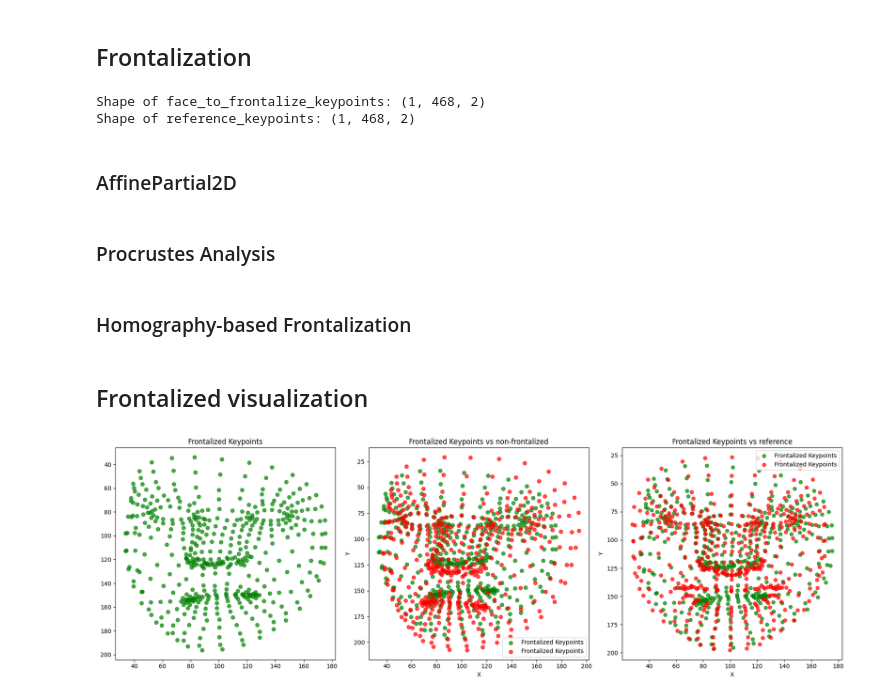
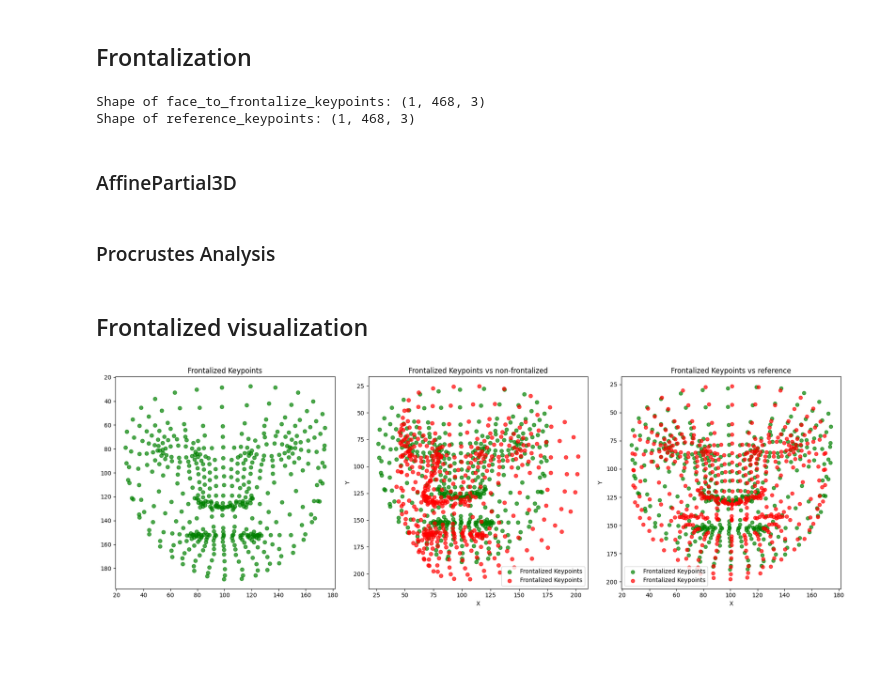
Before and after one commit to Newtoneiro/automatic-lie-detection, a Jupyter notebook: notebooks/sandboxes/face_frontalization/face_frontalization.ipynb, the cells around one changed output. Drawn from its saved outputs; the diff is of its cells as text; code cells hidden in the pictures; blank space fills up the shorter version.

Commit message:
frontalization using procrustes analysis

```diff
--- a/notebooks/sandboxes/face_frontalization/face_frontalization.ipynb
+++ b/notebooks/sandboxes/face_frontalization/face_frontalization.ipynb
@@ -112,15 +184,15 @@ plt.show()
 # %% [markdown]
 ## Frontalization
 # %%
-face_to_frontalize_keypoints = key_points.xy
-reference_keypoints = np.load('key_points_xy.npy')
+face_to_frontalize_keypoints = np.array(image_to_frontalize_xyz)
+reference_keypoints = np.load('key_points_xyz.npy')
 
 print("Shape of face_to_frontalize_keypoints:", face_to_frontalize_keypoints.shape)
 print("Shape of reference_keypoints:", reference_keypoints.shape)
 # %% [output]
-Shape of face_to_frontalize_keypoints: (1, 468, 2)
-Shape of reference_keypoints: (1, 468, 2)
+Shape of face_to_frontalize_keypoints: (1, 468, 3)
+Shape of reference_keypoints: (1, 468, 3)
 # %% [markdown]
-### AffinePartial2D
+### AffinePartial3D
 # %%
 # Estimate the affine transformation
@@ -132,7 +204,7 @@ frontalized_keypoints = cv2.transform(np.array([face_to_frontalize_keypoints[0]]
 def procrustes_analysis(X, Y):
     """
     Perform Procrustes analysis to align X to Y.
-    X and Y are expected to have shape (N, 2) where N is the number of keypoints.
+    X and Y are expected to have shape (N, 3) where N is the number of keypoints.
     """
     # Subtract the centroid (mean) of the points
     X_mean = np.mean(X, axis=0)
@@ -161,27 +233,12 @@ def procrustes_analysis(X, Y):
     return X_aligned
 
 frontalized_keypoints = procrustes_analysis(face_to_frontalize_keypoints[0], reference_keypoints[0])
-# %% [markdown]
-### Homography-based Frontalization
-# %%
-def homography_frontalization(src_points, dst_points):
-    # Calculate the homography matrix
-    homography_matrix, _ = cv2.findHomography(src_points, dst_points)
-
-    # Apply the homography transformation to the source points
-    src_points_homogeneous = np.concatenate([src_points, np.ones((src_points.shape[0], 1))], axis=1)
-    dst_points_homogeneous = np.dot(homography_matrix, src_points_homogeneous.T).T
-
-    # Convert homogeneous coordinates back to 2D
-    dst_points_homogeneous /= dst_points_homogeneous[:, 2][:, np.newaxis]
-
-    frontalized_points = dst_points_homogeneous[:, :2]  # Extract x, y coordinates
-
-    return frontalized_points
-
-frontalized_keypoints = homography_frontalization(face_to_frontalize_keypoints[0], reference_keypoints[0])
 # %% [markdown]
 ## Frontalized visualization
+# %%
+frontalized_keypoints = get_scaled_xy_from_xyz(frontalized_keypoints, resolution_wh)
+face_to_frontalize_keypoints = get_scaled_xy_from_xyz(face_to_frontalize_keypoints[0], resolution_wh)
+reference_keypoints = get_scaled_xy_from_xyz(reference_keypoints[0], resolution_wh)
 # %%
 # Create a figure with 1 row and 3 columns for subplots
 plt.figure(figsize=(18, 6))  # Adjust the figure size for better spacing
@@ -196,33 +253,33 @@ plt.gca().invert_yaxis()  # Invert Y-axis to match image coordinates
 
 # Frontalized vs non-frontalized
 plt.subplot(1, 3, 2)
 plt.scatter(frontalized_keypoints[:, 0], frontalized_keypoints[:, 1],
             color='green', label='Frontalized Keypoints', alpha=0.7, s=40)
 
-plt.scatter(face_to_frontalize_keypoints[0][:, 0], face_to_frontalize_keypoints[0][:, 1],
+plt.scatter(face_to_frontalize_keypoints[:, 0], face_to_frontalize_keypoints[:, 1],
             color='red', label='Frontalized Keypoints', alpha=0.7, s=40)
 
 plt.title(f'Frontalized Keypoints vs non-frontalized')
 plt.xlabel('X')
 plt.ylabel('Y')
 plt.legend()
 plt.gca().invert_yaxis()  # Invert Y-axis to match image coordinates
 
 # Frontalized vs Reference
 plt.subplot(1, 3, 3)
 plt.scatter(frontalized_keypoints[:, 0], frontalized_keypoints[:, 1],
             color='green', label='Frontalized Keypoints', alpha=0.7)
 
-plt.scatter(reference_keypoints[0][:, 0], reference_keypoints[0][:, 1],
+plt.scatter(reference_keypoints[:, 0], reference_keypoints[:, 1],
             color='red', label='Frontalized Keypoints', alpha=0.7)
 
 plt.title(f'Frontalized Keypoints vs reference')
 plt.xlabel('X')
 plt.ylabel('Y')
 plt.legend()
 plt.gca().invert_yaxis()  # Invert Y-axis to match image coordinates
 
 plt.tight_layout()  # Adjust layout to prevent overlap
 plt.show()
 # %% [output]
-[figure, old version]
+[figure, new version]
```
Also changed, not shown: parts of 13 cells of this notebook, 3 other files.
